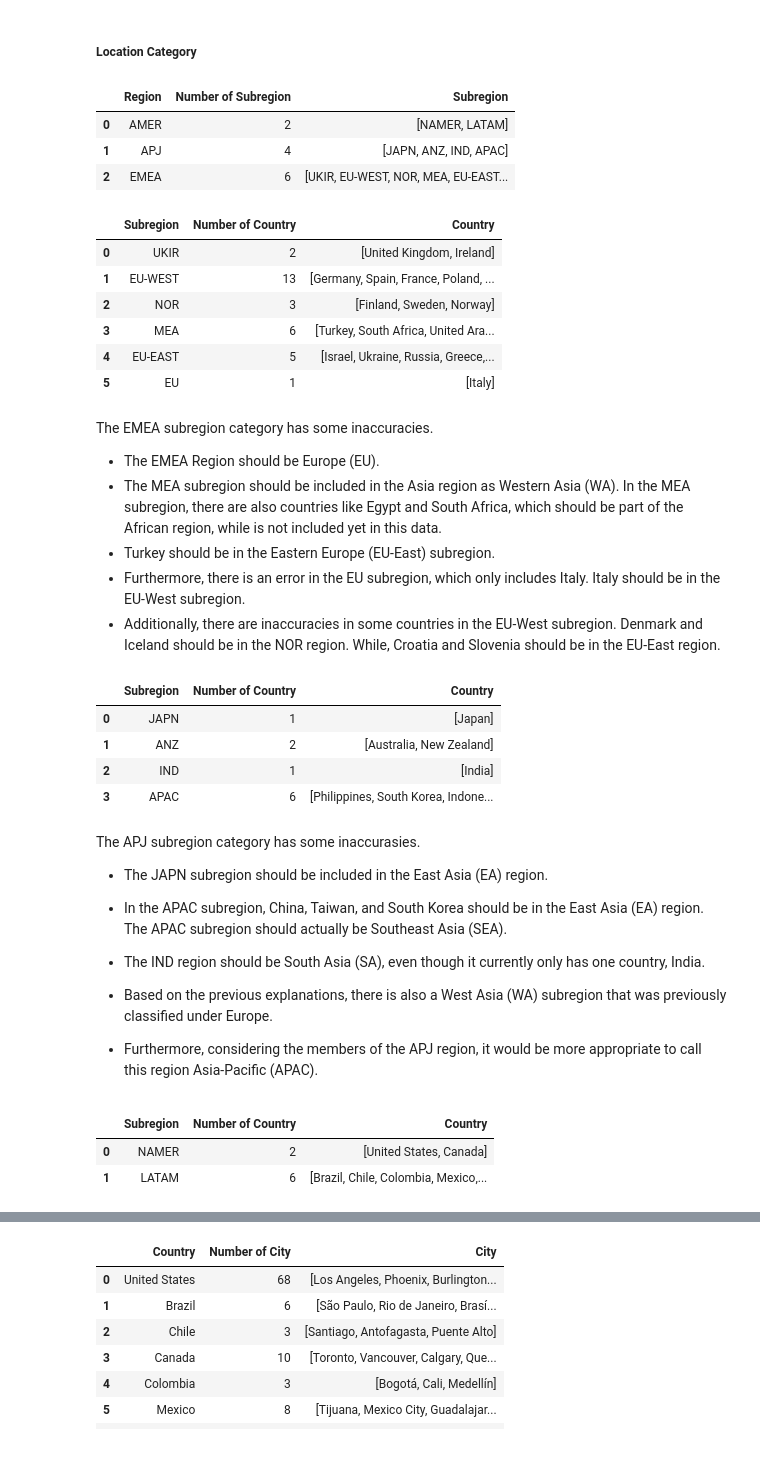
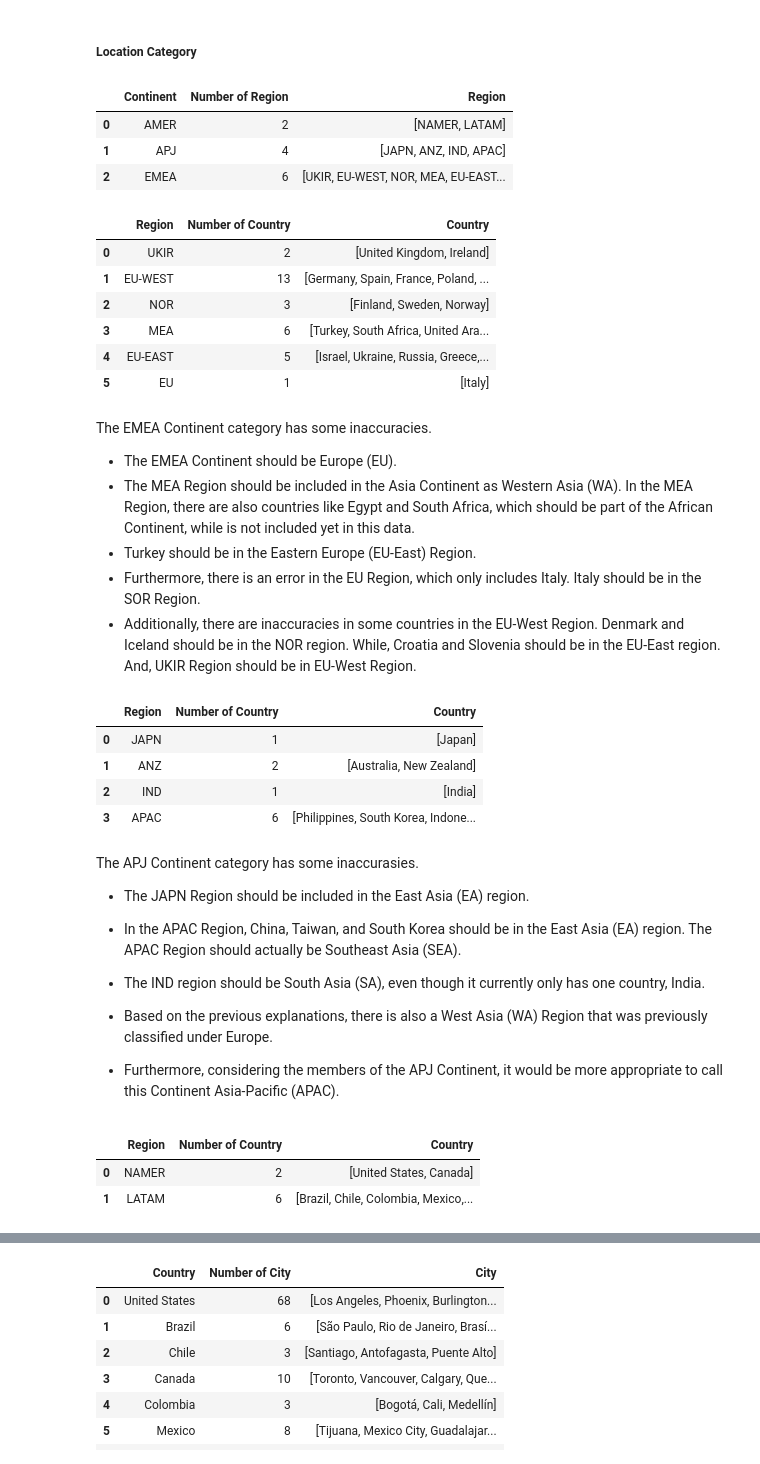
Before and after one commit to nickscoffee/gammaproject, a Jupyter notebook: Shidqi_Capstone Project Module 2_JCDS 0406-011.ipynb, the cells around one changed output, grey strips where cells are left out. Saved outputs shown, nothing was run; the diff lists cells and outputs as text; code cells hidden in the pictures.

```diff
--- a/Shidqi_Capstone Project Module 2_JCDS 0406-011.ipynb
+++ b/Shidqi_Capstone Project Module 2_JCDS 0406-011.ipynb
@@ -150,7 +151,7 @@ source['Order Date'] = source['Order Date'].astype('datetime64[ns]')
 #Change Value of Date Key become Year
 source['Date Key'] = source['Order Date'].dt.year.astype('object')
 #Rename Date Key become Year
-source = source.rename(columns={'Date Key':'Year'})
+source = source.rename(columns={'Date Key':'Year', 'Region' : 'Continent', 'Subregion':'Region'})
 
 #Multiply Sales and Profit with 100
 source['Sales'] = source['Sales']*100
@@ -319,29 +320,29 @@ unique_value
 # %% [markdown]
 ##### Location Category
 # %%
-#Region
+#Continent
 pd.set_option('display.max_colwidth', None)
-list_subregion = []
-for x in source['Region'].unique():
-    list_subregion.append([x, source[source['Region'] == x]['Subregion'].nunique(), source[source['Region'] == x]['Subregion'].unique()])
-unique_subregion = pd.DataFrame(data=list_subregion,
-                            columns=['Region', 'Number of Subregion', 'Subregion'])
-unique_subregion
+list_Continent = []
+for x in source['Continent'].unique():
+    list_Continent.append([x, source[source['Continent'] == x]['Region'].nunique(), source[source['Continent'] == x]['Region'].unique()])
+unique_Continent = pd.DataFrame(data=list_Continent,
+                            columns=['Continent', 'Number of Region', 'Region'])
+unique_Continent
 # %% [output]
-|  | Region | Number of Subregion | Subregion |
+|  | Continent | Number of Region | Region |
 | 0 | AMER | 2 | [NAMER, LATAM] |
 | 1 | APJ | 4 | [JAPN, ANZ, IND, APAC] |
 | 2 | EMEA | 6 | [UKIR, EU-WEST, NOR, MEA, EU-EAST... |
 # %%
-#Subregion from EMEA Region
+#Region from EMEA Continent
 list_country_emea = []
-for x in source[source['Region'] == 'EMEA']['Subregion'].unique():
-    list_country_emea.append([x, source[source['Subregion'] == x]['Country'].nunique(), source[source['Subregion'] == x]['Country'].unique()])
+for x in source[source['Continent'] == 'EMEA']['Region'].unique():
+    list_country_emea.append([x, source[source['Region'] == x]['Country'].nunique(), source[source['Region'] == x]['Country'].unique()])
 unique_country_emea = pd.DataFrame(data=list_country_emea,
-                            columns=['Subregion', 'Number of Country', 'Country'])
+                            columns=['Region', 'Number of Country', 'Country'])
 unique_country_emea
 # %% [output]
-|  | Subregion | Number of Country | Country |
+|  | Region | Number of Country | Country |
 | 0 | UKIR | 2 | [United Kingdom, Ireland] |
 | 1 | EU-WEST | 13 | [Germany, Spain, France, Poland, ... |
 | 2 | NOR | 3 | [Finland, Sweden, Norway] |
@@ -349,48 +350,48 @@ unique_country_emea
 | 4 | EU-EAST | 5 | [Israel, Ukraine, Russia, Greece,... |
 | 5 | EU | 1 | [Italy] |
 # %% [markdown]
-The EMEA subregion category has some inaccuracies.
-*   The EMEA Region should be Europe (EU).
-*   The MEA subregion should be included in the Asia region as Western Asia (WA). In the MEA subregion, there are also countries like Egypt and South Africa, which should be part of the African region, while is not included yet in this data.
-*   Turkey should be in the Eastern Europe (EU-East) subregion.
-*   Furthermore, there is an error in the EU subregion, which only includes Italy. Italy should be in the EU-West subregion.
-*   Additionally, there are inaccuracies in some countries in the EU-West subregion. Denmark and Iceland should be in the NOR region. While, Croatia and Slovenia should be in the EU-East region.
+The EMEA Continent category has some inaccuracies.
+*   The EMEA Continent should be Europe (EU).
+*   The MEA Region should be included in the Asia Continent as Western Asia (WA). In the MEA Region, there are also countries like Egypt and South Africa, which should be part of the African Continent, while is not included yet in this data.
+*   Turkey should be in the Eastern Europe (EU-East) Region.
+*   Furthermore, there is an error in the EU Region, which only includes Italy. Italy should be in the SOR Region.
+*   Additionally, there are inaccuracies in some countries in the EU-West Region. Denmark and Iceland should be in the NOR region. While, Croatia and Slovenia should be in the EU-East region. And, UKIR Region should be in EU-West Region.
 # %%
-#Subregion from APJ Region
+#Region from APJ Continent
 list_country_apj = []
-for x in source[source['Region'] == 'APJ']['Subregion'].unique():
-    list_country_apj.append([x, source[source['Subregion'] == x]['Country'].nunique(), source[source['Subregion'] == x]['Country'].unique()])
+for x in source[source['Continent'] == 'APJ']['Region'].unique():
+    list_country_apj.append([x, source[source['Region'] == x]['Country'].nunique(), source[source['Region'] == x]['Country'].unique()])
 unique_country_apj = pd.DataFrame(data=list_country_apj,
-                            columns=['Subregion', 'Number of Country', 'Country'])
+                            columns=['Region', 'Number of Country', 'Country'])
 unique_country_apj
 # %% [output]
-|  | Subregion | Number of Country | Country |
+|  | Region | Number of Country | Country |
 | 0 | JAPN | 1 | [Japan] |
 | 1 | ANZ | 2 | [Australia, New Zealand] |
 | 2 | IND | 1 | [India] |
 | 3 | APAC | 6 | [Philippines, South Korea, Indone... |
 # %% [markdown]
-The APJ subregion category has some inaccurasies.
+The APJ Continent category has some inaccurasies.
 
-* The JAPN subregion should be included in the East Asia (EA) region.
+* The JAPN Region should be included in the East Asia (EA) region.
 
-* In the APAC subregion, China, Taiwan, and South Korea should be in the East Asia (EA) region. The APAC subregion should actually be Southeast Asia (SEA).
+* In the APAC Region, China, Taiwan, and South Korea should be in the East Asia (EA) region. The APAC Region should actually be Southeast Asia (SEA).
 
 *   The IND region should be South Asia (SA), even though it currently only has one country, India.
 
-*   Based on the previous explanations, there is also a West Asia (WA) subregion that was previously classified under Europe.
+*   Based on the previous explanations, there is also a West Asia (WA) Region that was previously classified under Europe.
 
-* Furthermore, considering the members of the APJ region, it would be more appropriate to call this region Asia-Pacific (APAC).
+* Furthermore, considering the members of the APJ Continent, it would be more appropriate to call this Continent Asia-Pacific (APAC).
 # %%
-#Subregion from AMER Region
+#Region from AMER Continent
 list_country_amer = []
-for x in source[source['Region'] == 'AMER']['Subregion'].unique():
-    list_country_amer.append([x, source[source['Subregion'] == x]['Country'].nunique(), source[source['Subregion'] == x]['Country'].unique()])
+for x in source[source['Continent'] == 'AMER']['Region'].unique():
+    list_country_amer.append([x, source[source['Region'] == x]['Country'].nunique(), source[source['Region'] == x]['Country'].unique()])
 unique_country_amer = pd.DataFrame(data=list_country_amer,
-                            columns=['Subregion', 'Number of Country', 'Country'])
+                            columns=['Region', 'Number of Country', 'Country'])
 unique_country_amer
 # %% [output]
-|  | Subregion | Number of Country | Country |
+|  | Region | Number of Country | Country |
 | 0 | NAMER | 2 | [United States, Canada] |
 | 1 | LATAM | 6 | [Brazil, Chile, Colombia, Mexico,... |
 # %% [markdown]
```
Also changed, not shown: parts of 124 cells of this notebook.
